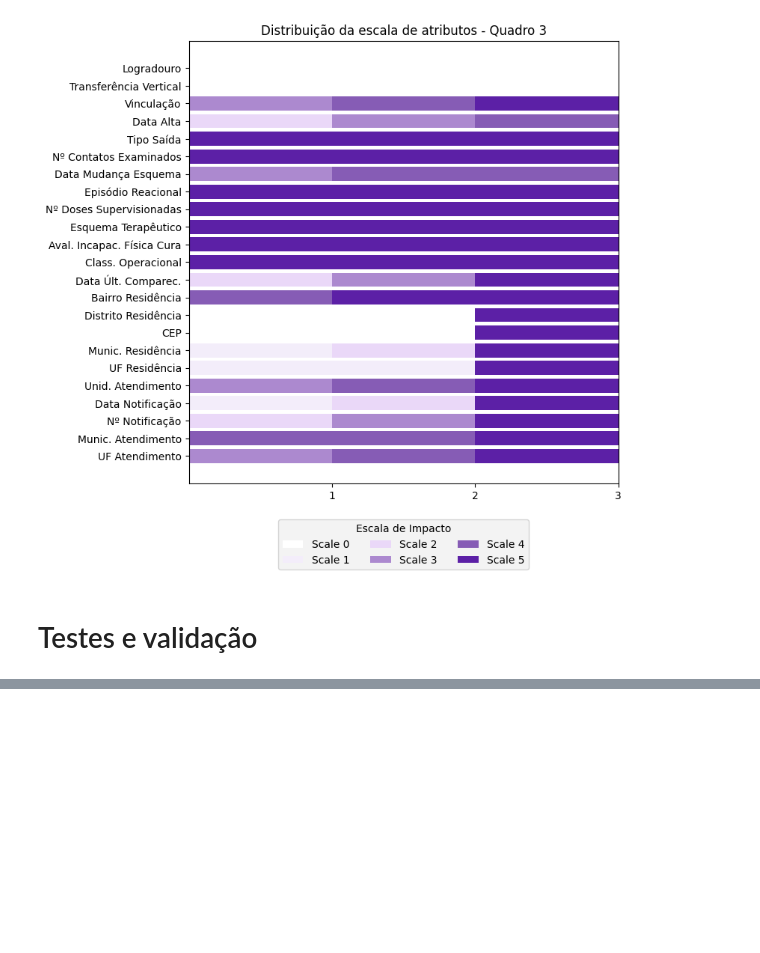
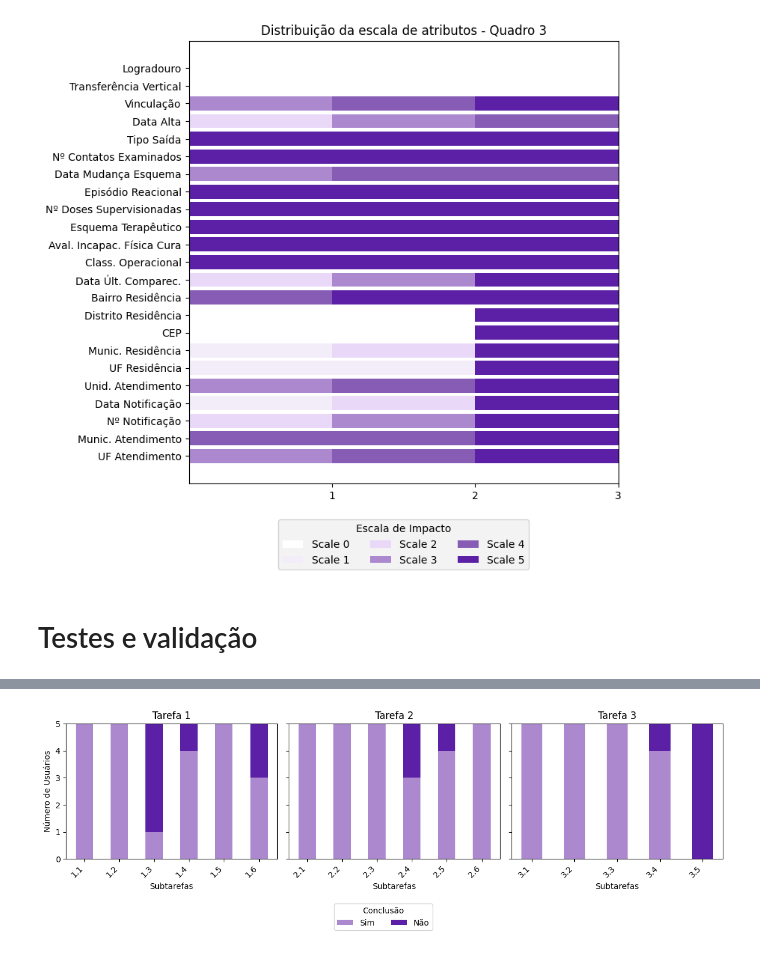
Before and after one commit to AzuraLV/Colabs, a Jupyter notebook: dashboard/graphs_sbsi.ipynb, the cells around one changed output, grey strips where cells are left out. Saved outputs shown, nothing was run; the diff lists cells and outputs as text; code cells hidden in the pictures; blank space fills up the shorter version.

```diff
--- a/dashboard/graphs_sbsi.ipynb
+++ b/dashboard/graphs_sbsi.ipynb
@@ -260,7 +269,7 @@ data = {
     '2.3': ['Sim', 'Sim', 'Sim', 'Sim', 'Sim'],
     '2.4': ['Sim', 'Sim', 'Não', 'Não', 'Sim'],
     '2.5': ['Sim', 'Sim', 'Sim', 'Não', 'Sim'],
-    '2.6': ['Sim', 'Não', 'Sim', 'Sim', 'Sim'],
+    '2.6': ['Sim', 'Sim', 'Sim', 'Sim', 'Sim'],
     '3.1': ['Sim', 'Sim', 'Sim', 'Sim', 'Sim'],
     '3.2': ['Sim', 'Sim', 'Sim', 'Sim', 'Sim'],
     '3.3': ['Sim', 'Sim', 'Sim', 'Sim', 'Sim'],
@@ -276,30 +285,32 @@ task_results_no = len(df) - task_results_yes
 
 tasks = ['Tarefa 1', 'Tarefa 2', 'Tarefa 3']
 subtasks = [6, 6, 5]
 indices = np.cumsum([0] + subtasks)
 
 fig, axes = plt.subplots(1, 3, figsize=(12, 4), sharey=True)
 
 for i, (start, end) in enumerate(zip(indices[:-1], indices[1:])):
     ax = axes[i]
     bar_width = 0.5
 
     task_yes = task_results_yes[start:end]
     task_no = task_results_no[start:end]
 
     if i == 0:
         ax.bar(range(len(task_yes)), task_yes, width=bar_width, color='#ac89cf', label="Sim")
         ax.bar(range(len(task_no)), task_no, width=bar_width, bottom=task_yes, color='#5c20a6', label="Não")
     else:
         ax.bar(range(len(task_yes)), task_yes, width=bar_width, color='#ac89cf')
         ax.bar(range(len(task_no)), task_no, width=bar_width, bottom=task_yes, color='#5c20a6')
 
     ax.set_xlabel("Subtarefas")
     ax.set_xticks(range(len(task_yes)))
     ax.set_xticklabels(task_yes.index, rotation=45, ha="right")
     ax.set_title(tasks[i])
 
 axes[0].set_ylabel("Número de Usuários")
 fig.tight_layout(rect=[0, 0.1, 1, 0.95])
 fig.legend(title="Conclusão", loc="lower center", ncol=2, bbox_to_anchor=(0.5, -0.05))
 plt.show()
+# %% [output]
+[figure, added]
```
Also changed, not shown: parts of 4 cells of this notebook, 1 other file.
